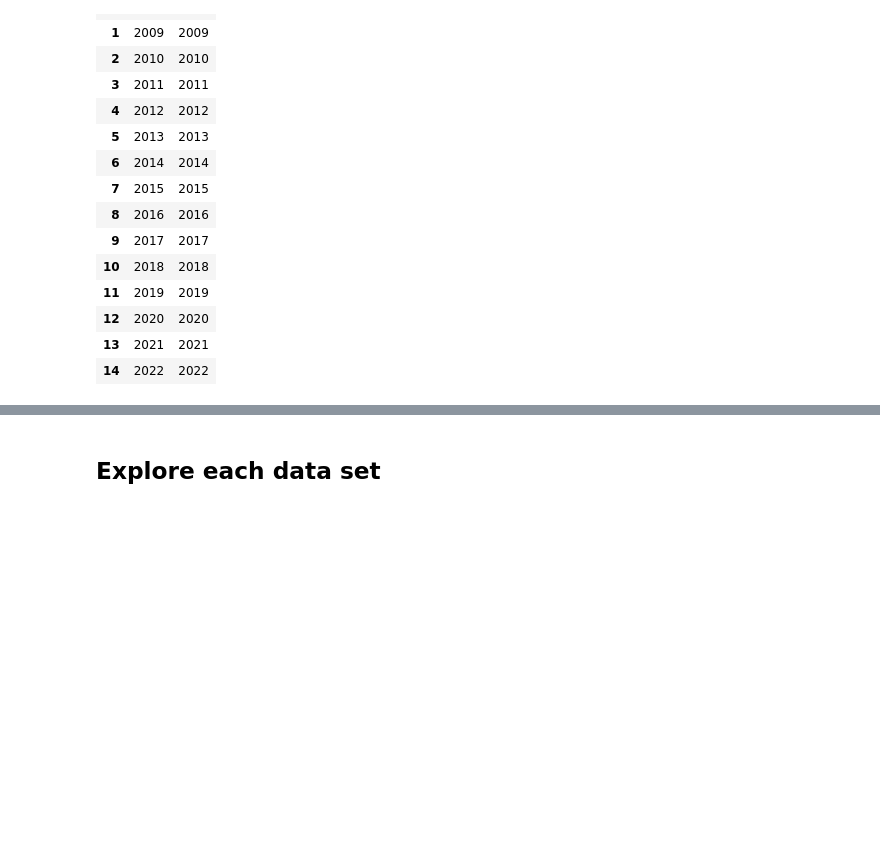
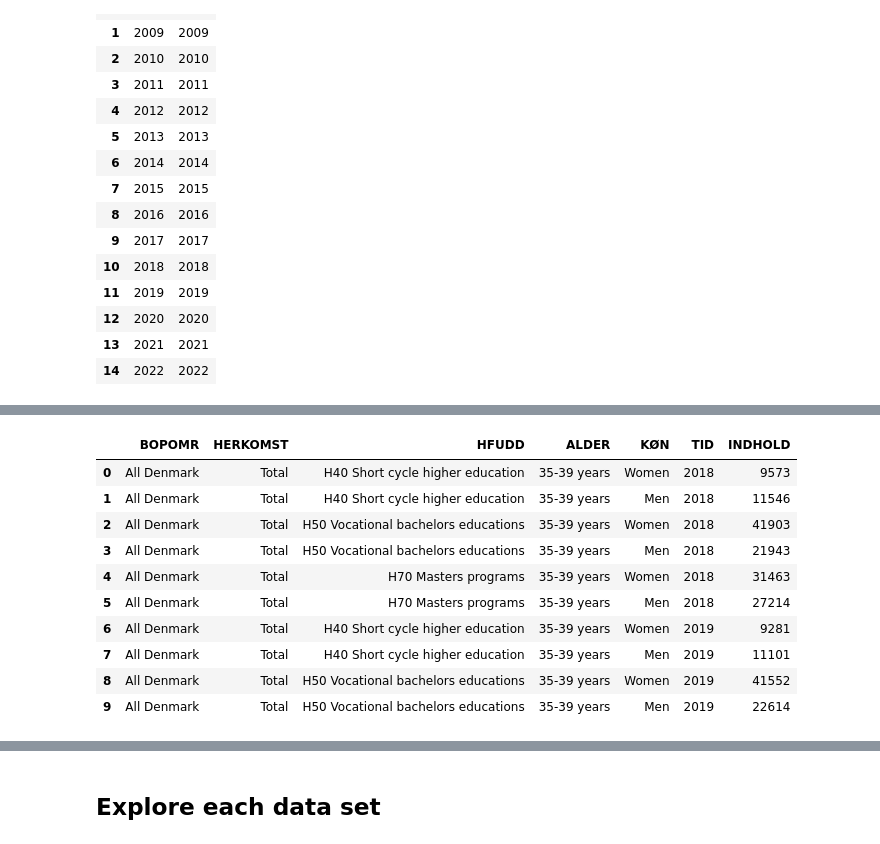
Before and after one commit to NumEconCopenhagen/projects-2023-frederikke-x2-og-sofie, a Jupyter notebook: dataproject/dataproject.ipynb, the cells around one changed output, grey strips where cells are left out. Saved outputs shown, nothing was run; the diff lists cells and outputs as text; code cells hidden in the pictures; blank space fills up the shorter version.

```diff
--- a/dataproject/dataproject.ipynb
+++ b/dataproject/dataproject.ipynb
@@ -141,12 +140,12 @@ Tid:
 | 14 | 2022 | 2022 |
 # %%
 # Selecting the data we need
-params = {'table': 'hfudd11',
+params_ind = {'table': 'hfudd11',
  'format': 'BULK',
  'lang': 'en',
- 'variables': [{'code': 'BOPOMR', 'values': ['*']},
-  {'code': 'HERKOMST', 'values': ['*']},
-  {'code': 'HFUDD', 'values': ['*']},
-  {'code': 'ALDER', 'values': ['*']},
+ 'variables': [{'code': 'BOPOMR', 'values': ['000']},
+  {'code': 'HERKOMST', 'values': ['TOT']},
+  {'code': 'HFUDD', 'values': ['H40','H50', 'H70']},
+  {'code': 'ALDER', 'values': ['35-39']},
   {'code': 'KØN', 'values': ['M','K']},
-  {'code': 'Tid', 'values': ['*']}]}
+  {'code': 'Tid', 'values': ['>2017<=2021']}]}
@@ -152,0 +253,15 @@ params = {'table': 'hfudd11',
+# %%
+ind_tabel = ind.get_data(params=params_ind)
+ind_tabel.head(10)
+# %% [output]
+|  | BOPOMR | HERKOMST | HFUDD | ALDER | KØN | TID | INDHOLD |
+| 0 | All Denmark | Total | H40 Short cycle higher education | 35-39 years | Women | 2018 | 9573 |
+| 1 | All Denmark | Total | H40 Short cycle higher education | 35-39 years | Men | 2018 | 11546 |
+| 2 | All Denmark | Total | H50 Vocational bachelors educations | 35-39 years | Women | 2018 | 41903 |
+| 3 | All Denmark | Total | H50 Vocational bachelors educations | 35-39 years | Men | 2018 | 21943 |
+| 4 | All Denmark | Total | H70 Masters programs | 35-39 years | Women | 2018 | 31463 |
+| 5 | All Denmark | Total | H70 Masters programs | 35-39 years | Men | 2018 | 27214 |
+| 6 | All Denmark | Total | H40 Short cycle higher education | 35-39 years | Women | 2019 | 9281 |
+| 7 | All Denmark | Total | H40 Short cycle higher education | 35-39 years | Men | 2019 | 11101 |
+| 8 | All Denmark | Total | H50 Vocational bachelors educations | 35-39 years | Women | 2019 | 41552 |
+| 9 | All Denmark | Total | H50 Vocational bachelors educations | 35-39 years | Men | 2019 | 22614 |
```
Also changed, not shown: parts of 17 cells of this notebook.
